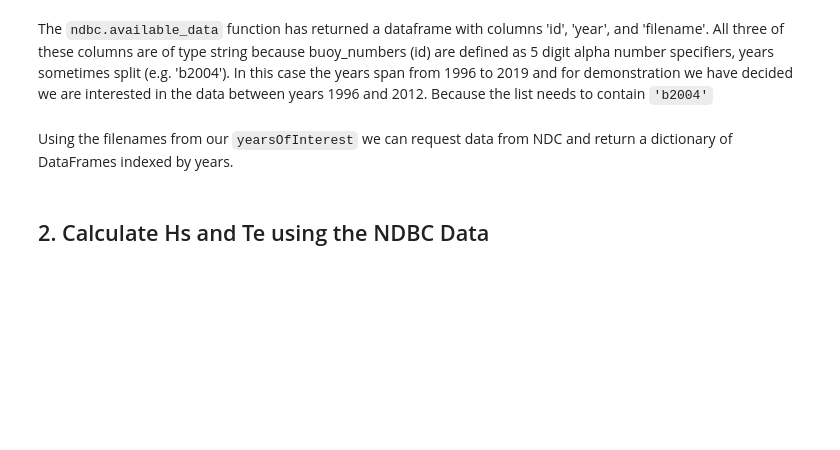
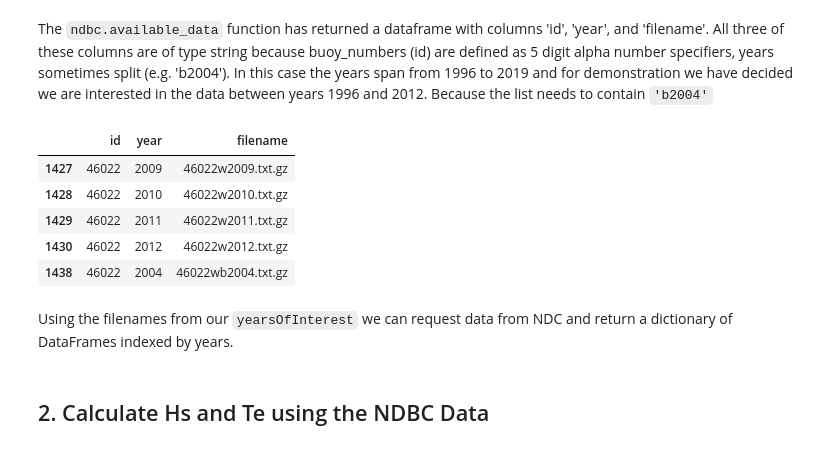
Before and after one commit to MHKiT-Software/MHKiT-Python, a Jupyter notebook: examples/environmental_contours.ipynb, the cells around one changed output. Drawn from its saved outputs; the diff is of its cells as text; code cells hidden in the pictures; blank space fills up the shorter version.

```diff
--- a/examples/environmental_contours.ipynb
+++ b/examples/environmental_contours.ipynb
@@ -37,8 +42,16 @@ The `ndbc.available_data` function has returned a dataframe with columns 'id', '
 # %%
 # Create a list of years of interest
 subYears = [*range(1996,2013)]
 # Slice the DataFrame on years of interest
 yearsOfInterest = available_data[available_data.year.isin(subYears)]
+yearsOfInterest.tail()
+# %% [output]
+|  | id | year | filename |
+| 1427 | 46022 | 2009 | 46022w2009.txt.gz |
+| 1428 | 46022 | 2010 | 46022w2010.txt.gz |
+| 1429 | 46022 | 2011 | 46022w2011.txt.gz |
+| 1430 | 46022 | 2012 | 46022w2012.txt.gz |
+| 1438 | 46022 | 2004 | 46022wb2004.txt.gz |
 # %% [markdown]
 Using the filenames from our `yearsOfInterest` we can request data from NDC and return a dictionary of DataFrames indexed by years.
 # %%
```
Also changed, not shown: parts of 7 cells of this notebook.
